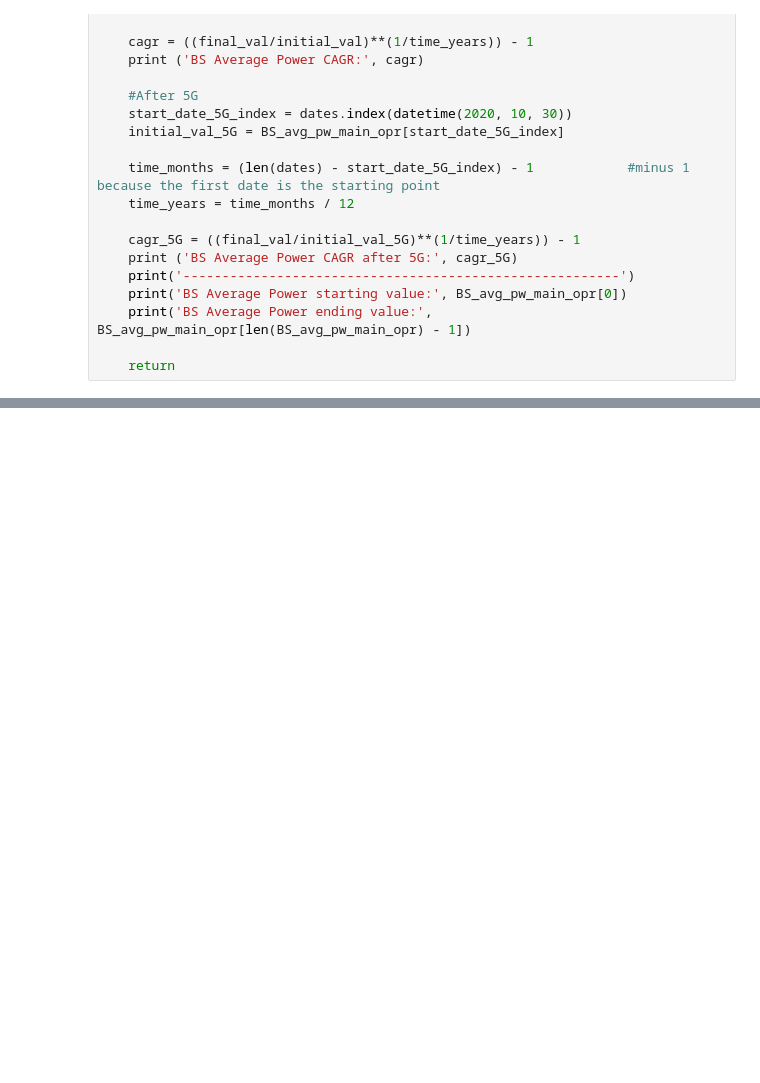
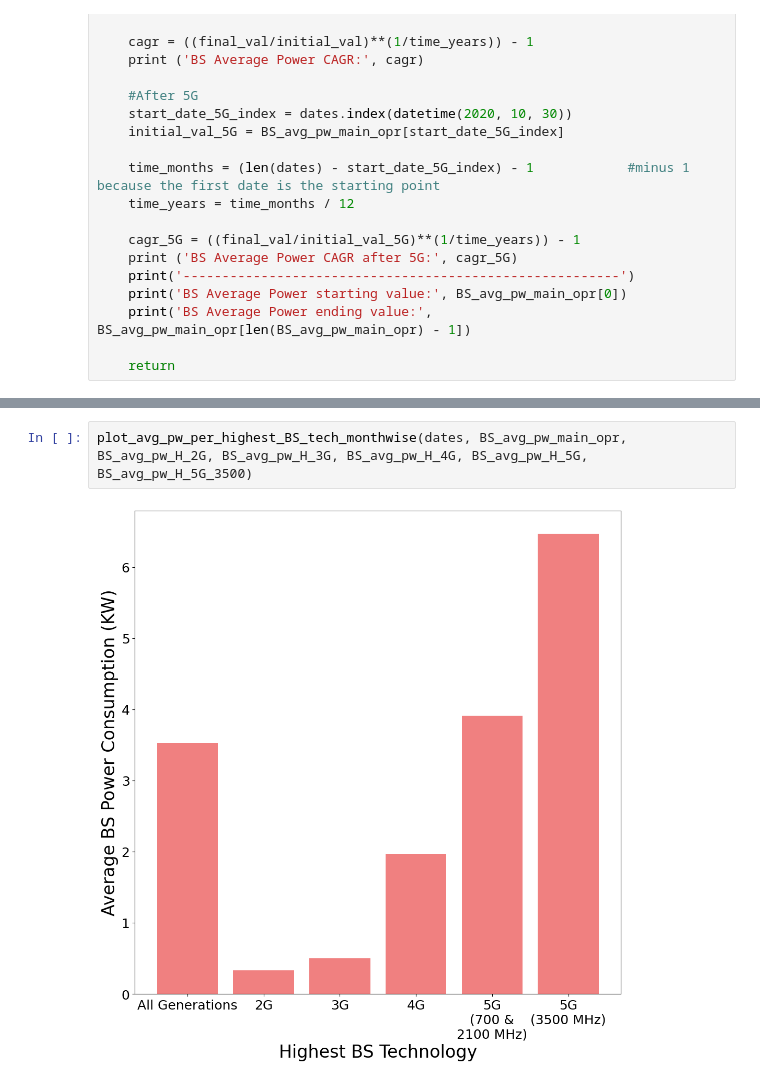
Before and after one commit to Jimmy586/Cellular_Base_Stations_Power_Consumption_Analysis, a Jupyter notebook: ANFR_Dataset_Processing_Codes.ipynb, the cells around one changed output, grey strips where cells are left out. Drawn from its saved outputs; the diff is of its cells as text; blank space fills up the shorter version.

```diff
--- a/ANFR_Dataset_Processing_Codes.ipynb
+++ b/ANFR_Dataset_Processing_Codes.ipynb
@@ -1344,0 +1368,4 @@ for file in processed_files:
+# %%
+plot_avg_pw_per_highest_BS_tech_monthwise(dates, BS_avg_pw_main_opr, BS_avg_pw_H_2G, BS_avg_pw_H_3G, BS_avg_pw_H_4G, BS_avg_pw_H_5G, BS_avg_pw_H_5G_3500)
+# %% [output]
+[figure, added]
```
Also changed, not shown: parts of 9 cells of this notebook, 2 other files.
